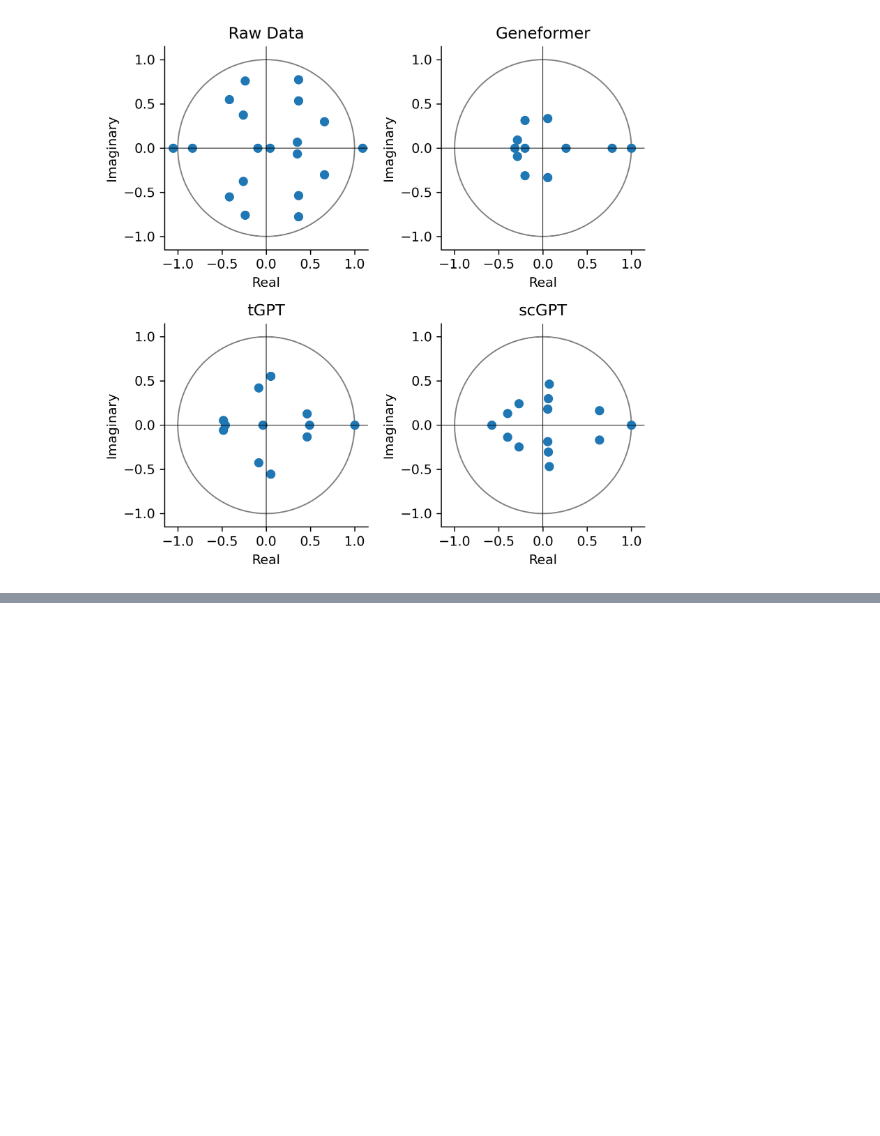
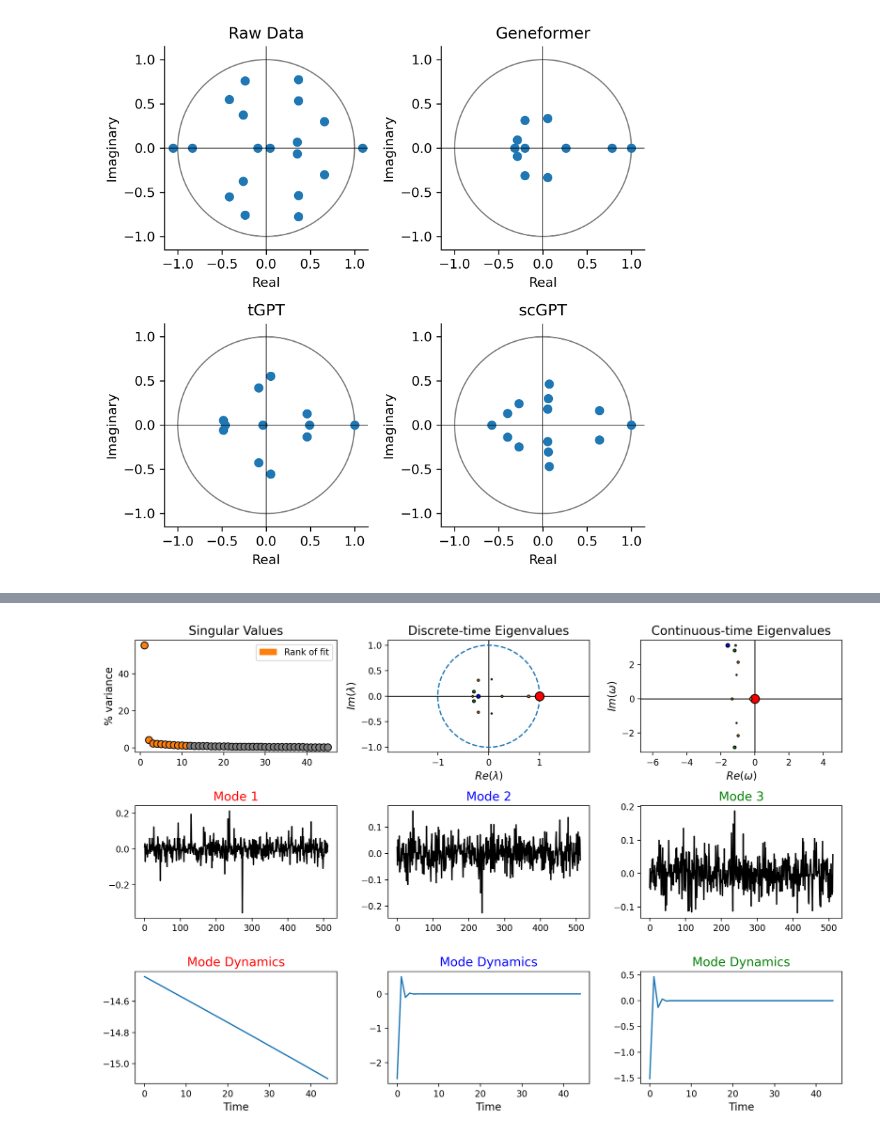
Before and after one commit to Jpickard1/scFoundationModels, a Jupyter notebook: notebooks/datasets/liu-2018.ipynb, the cells around one changed output, grey strips where cells are left out. Saved outputs shown, nothing was run; the diff lists cells and outputs as text; code cells hidden in the pictures; blank space fills up the shorter version.

```diff
--- a/notebooks/datasets/liu-2018.ipynb
+++ b/notebooks/datasets/liu-2018.ipynb
@@ -193,0 +202,4 @@ plt.show()
+# %%
+plot_summary(dmdG)
+# %% [output]
+[figure, added]
```
Also changed, not shown: parts of 6 cells of this notebook, 10 other files.
